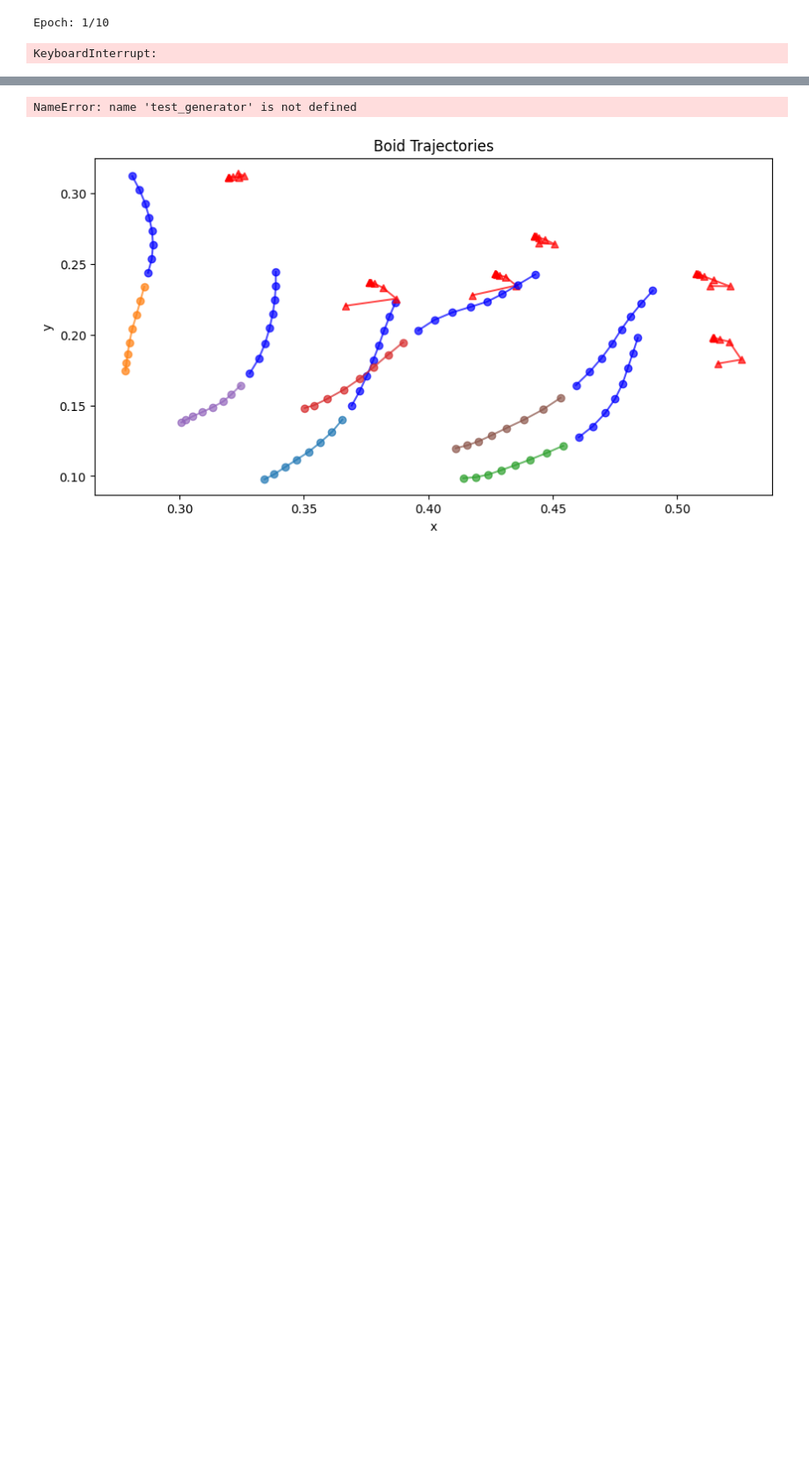
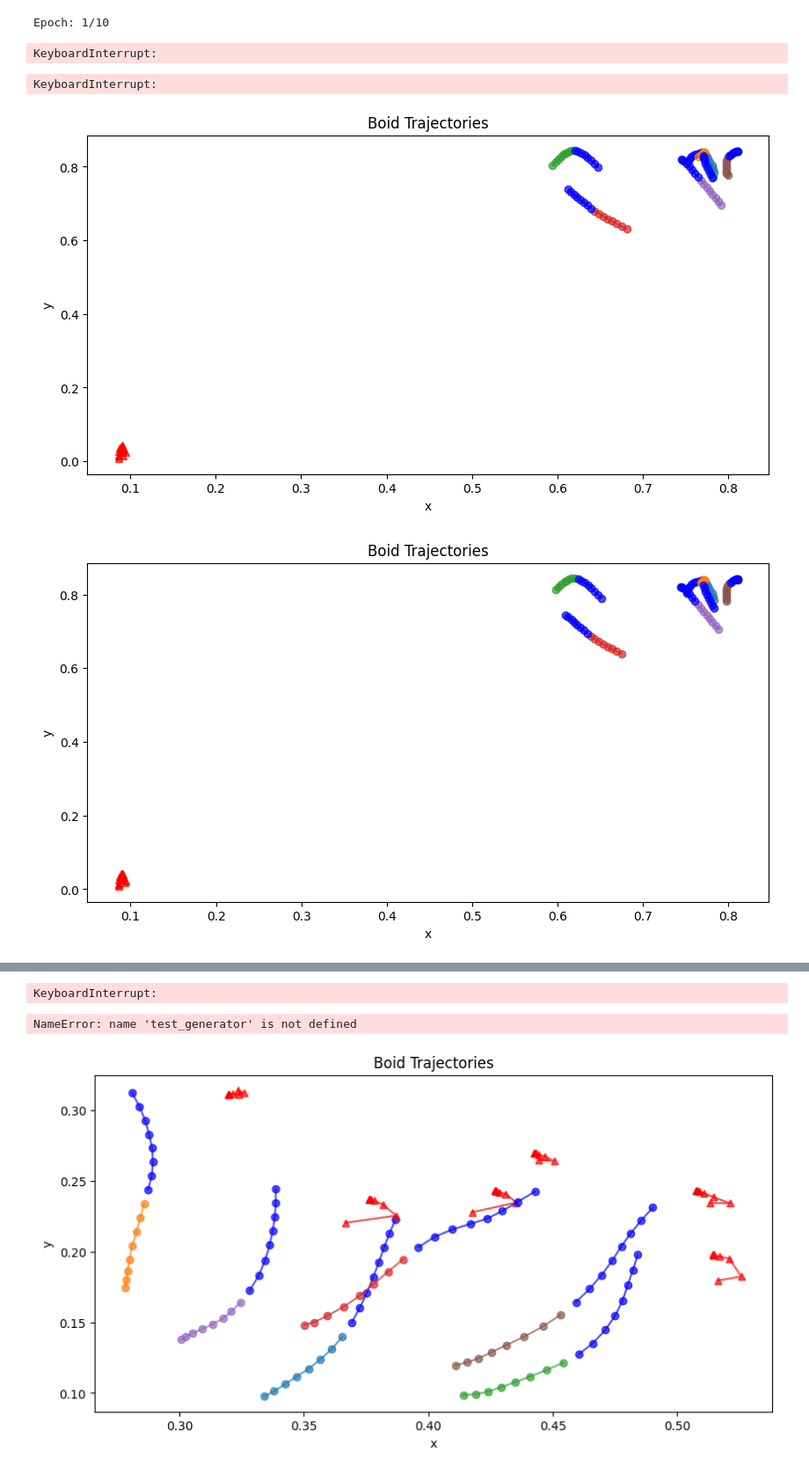
Before and after one commit to NACME-AIML-2024/final-project-los-pajaros, a Jupyter notebook: boids/new_model.ipynb, the cells around one changed output, grey strips where cells are left out. Shown at 88% size. Drawn from its saved outputs; the diff is of its cells as text; code cells hidden in the pictures; blank space fills up the shorter version.

```diff
--- a/boids/new_model.ipynb
+++ b/boids/new_model.ipynb
@@ -392,43 +152,6 @@ GraphSeqGenerator(
     (linear): Linear(in_features=32, out_features=4, bias=True)
   )
 )
-# %%
-def train_generator(train_data, num_epochs, generator, optimizer, window=8, delay=0, horizon=1, stride=1):
-    """
-    Trains the given model using the provided training data.
-
-    Args:
-        train_data (Dataset): The dataset containing the training data.
-        num_epochs (int): The number of epochs to train the model.
-        model (nn.Module): The model to be trained.
-        optimizer (Optimizer): The optimizer used for training the model.
-        window (int, optional): The size of the input sequence window. Defaults to 8.
-        delay (int, optional): The delay between the input sequence and the target sequence. Defaults to 0.
-        horizon (int, optional): The prediction horizon. Defaults to 1.
-        stride (int, optional): The stride for iterating over the training data. Defaults to 1.
-
-    Returns:
-        None
-    """
-    total_timesteps = train_data.snapshot_count
-    sample_span = window + delay + horizon
-
-    generator.train()
-    for epoch in range(num_epochs):
-        print(f'Epoch: {epoch+1}/{num_epochs}')
-        epoch_cost = 0
-        for start in tqdm(range(0, total_timesteps - sample_span + 1, stride), desc='Training'):
-            input_seq = train_data[start:start + window]
-            target_seq = train_data[start + window + delay: start + window + delay + horizon]
-            predictions = generator(input_seq, None, None)
-            predictions = torch.stack(predictions, dim=0)
-            target_seq = torch.stack([target_seq[i].x for i in range(target_seq.snapshot_count)], dim=0)
-            cost = torch.mean((predictions - target_seq) ** 2)
-            epoch_cost += cost.item()
-            cost.backward()
-            optimizer.step()
-            optimizer.zero_grad()
-        print(f'Cost after epoch {epoch+1}: {epoch_cost}')
 # %%
 optimizer = torch.optim.Adam(generator.parameters(), lr=0.001)
 
@@ -436,3 +159,12 @@ train_generator(train_dataset, 10, generator, optimizer, horizon=generator.out_s
 # %% [output]
 Epoch: 1/10
 KeyboardInterrupt:
+# %%
+test_generator(test_dataset, generator, horizon=generator.out_steps)
+# %% [output]
+KeyboardInterrupt:
+# %%
+test_generator_plot(test_dataset, generator, horizon=generator.out_steps)
+# %% [output]
+[figure, added]
+[figure, added]
@@ -439,3 +176,4 @@ KeyboardInterrupt:
+KeyboardInterrupt:
 # %%
 def test_generator(test_data, generator, window=8, delay=0, horizon=1, stride=1):
     """
```
Also changed, not shown: parts of 7 cells of this notebook, 1 other file.
